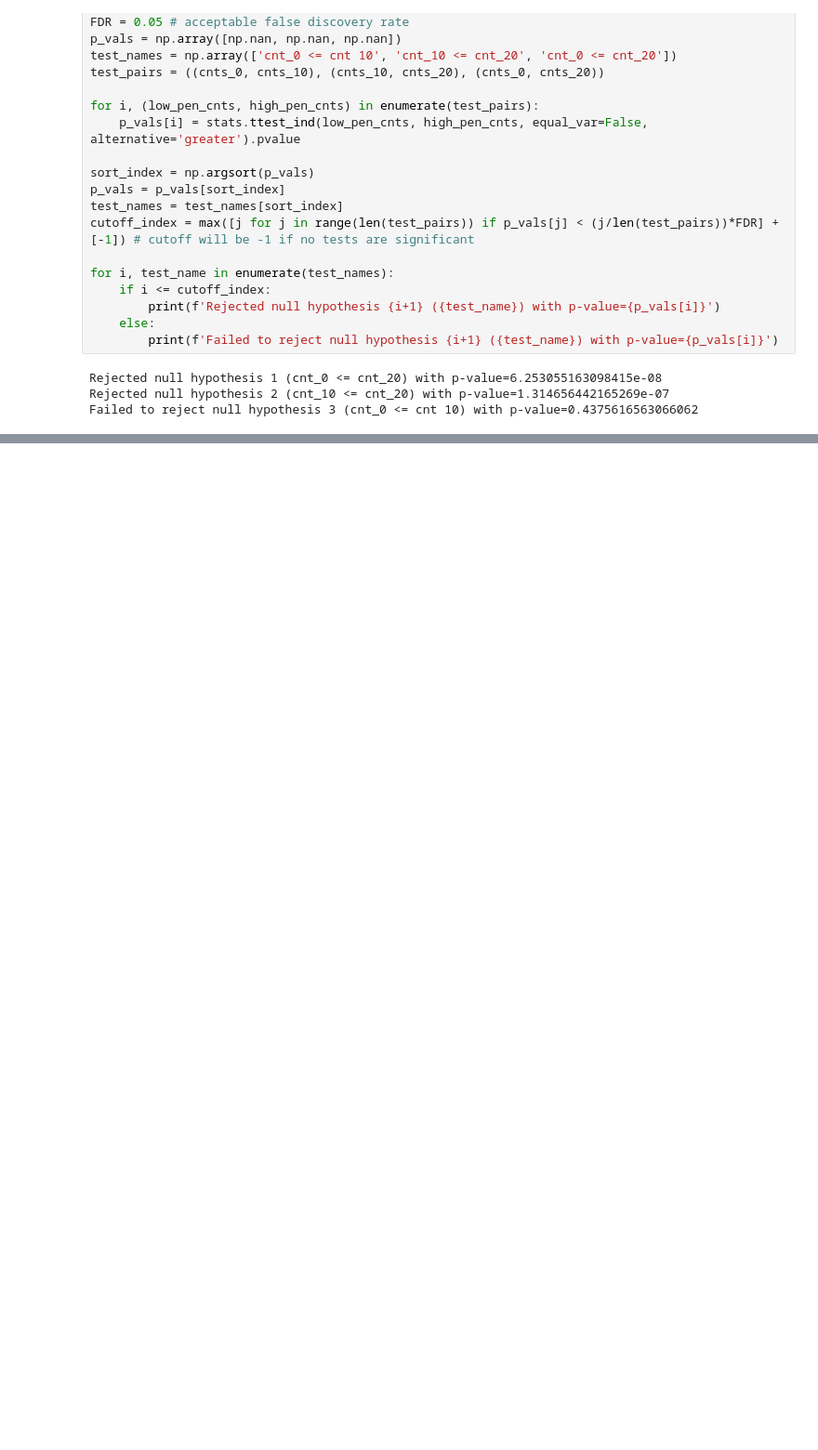
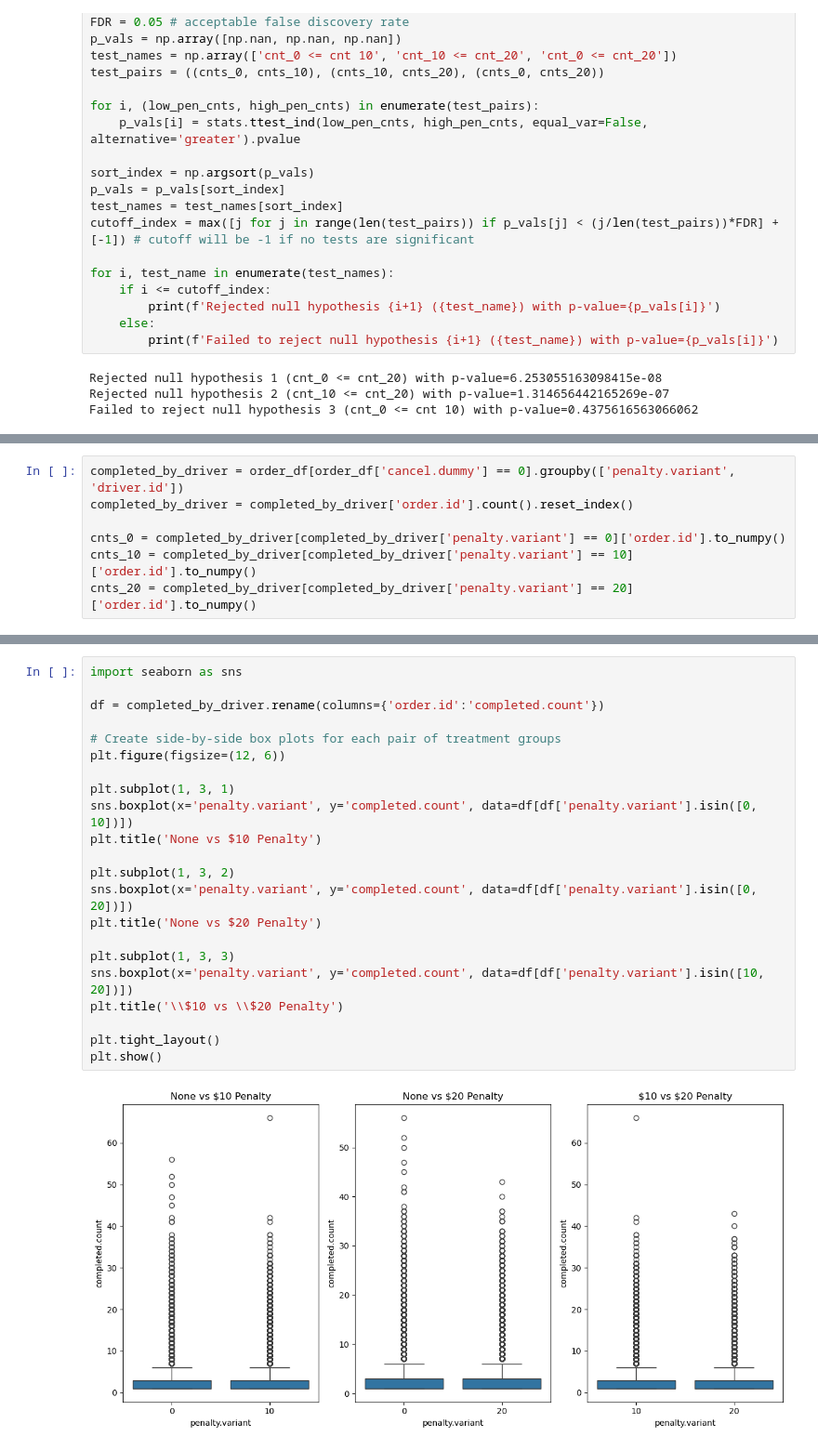
Before and after one commit to stefanind/5300-Project, a Jupyter notebook: elling_driver_penalty_exploration.ipynb, the cells around one changed output, grey strips where cells are left out. Shown: that part at 93% size. Drawn from its saved outputs; the diff is of its cells as text; blank space fills up the shorter version.

```diff
--- a/elling_driver_penalty_exploration.ipynb
+++ b/elling_driver_penalty_exploration.ipynb
@@ -353,0 +364,7 @@ Failed to reject null hypothesis 3 (cnt_0 <= cnt 10) with ASL=0.4354956450435495
+# %%
+completed_by_driver = order_df[order_df['cancel.dummy'] == 0].groupby(['penalty.variant', 'driver.id'])
+completed_by_driver = completed_by_driver['order.id'].count().reset_index()
+
+cnts_0 = completed_by_driver[completed_by_driver['penalty.variant'] == 0]['order.id'].to_numpy()
+cnts_10 = completed_by_driver[completed_by_driver['penalty.variant'] == 10]['order.id'].to_numpy()
+cnts_20 = completed_by_driver[completed_by_driver['penalty.variant'] == 20]['order.id'].to_numpy()
@@ -353,0 +396,24 @@ Failed to reject null hypothesis 3 (cnt_0 <= cnt 10) with ASL=0.4354956450435495
+# %%
+import seaborn as sns
+
+df = completed_by_driver.rename(columns={'order.id':'completed.count'})
+
+# Create side-by-side box plots for each pair of treatment groups
+plt.figure(figsize=(12, 6))
+
+plt.subplot(1, 3, 1)
+sns.boxplot(x='penalty.variant', y='completed.count', data=df[df['penalty.variant'].isin([0, 10])])
+plt.title('None vs $10 Penalty')
+
+plt.subplot(1, 3, 2)
+sns.boxplot(x='penalty.variant', y='completed.count', data=df[df['penalty.variant'].isin([0, 20])])
+plt.title('None vs $20 Penalty')
+
+plt.subplot(1, 3, 3)
+sns.boxplot(x='penalty.variant', y='completed.count', data=df[df['penalty.variant'].isin([10, 20])])
+plt.title('\\$10 vs \\$20 Penalty')
+
+plt.tight_layout()
+plt.show()
+# %% [output]
+[figure, added]
```
Also changed, not shown: parts of 22 cells of this notebook.
